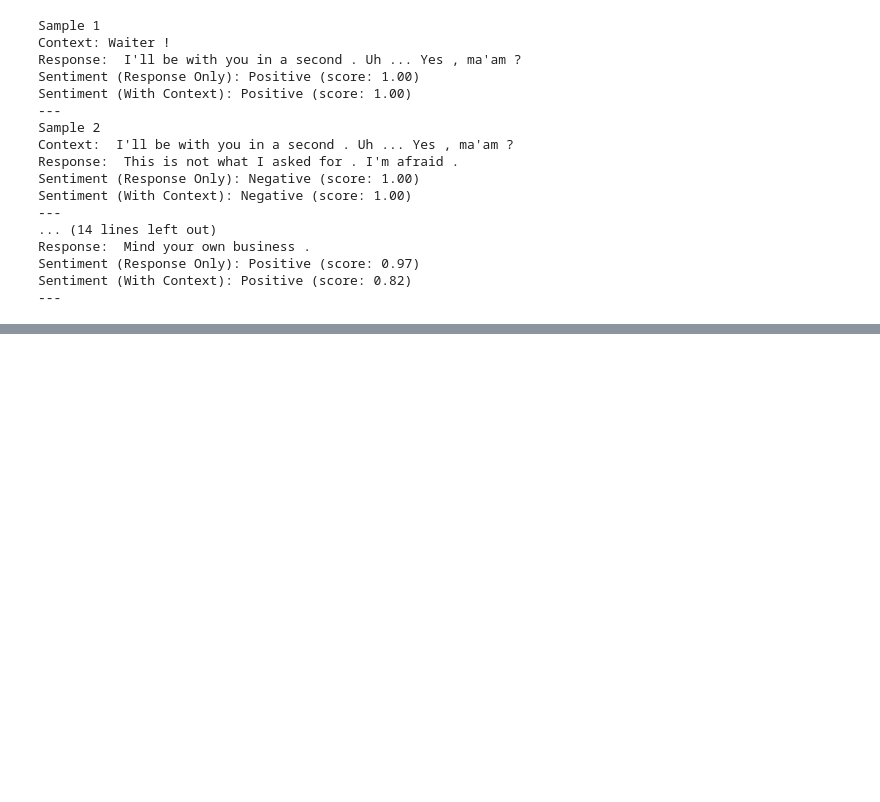
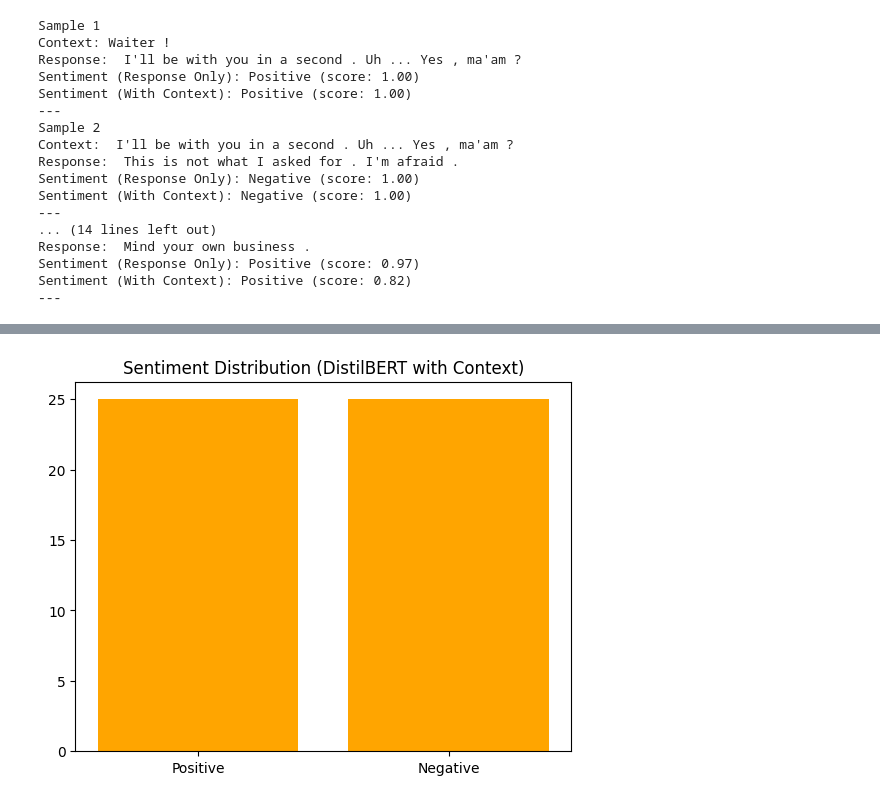
Before and after one commit to lata1207/Master_Project, a Jupyter notebook: Sentiment_Analysis_LLMs.ipynb, the cells around one changed output, grey strips where cells are left out. Drawn from its saved outputs; the diff is of its cells as text; code cells hidden in the pictures; blank space fills up the shorter version.

```diff
--- a/Sentiment_Analysis_LLMs.ipynb
+++ b/Sentiment_Analysis_LLMs.ipynb
@@ -281,0 +344,7 @@ Sentiment (With Context): Positive (score: 0.82)
+# %%
+fig, ax = plt.subplots()
+ax.bar(sst_counts.keys(), sst_counts.values(), color="orange")
+ax.set_title("Sentiment Distribution (DistilBERT with Context)")
+plt.show()
+# %% [output]
+[figure, added]
```
Also changed, not shown: parts of 14 cells of this notebook.
